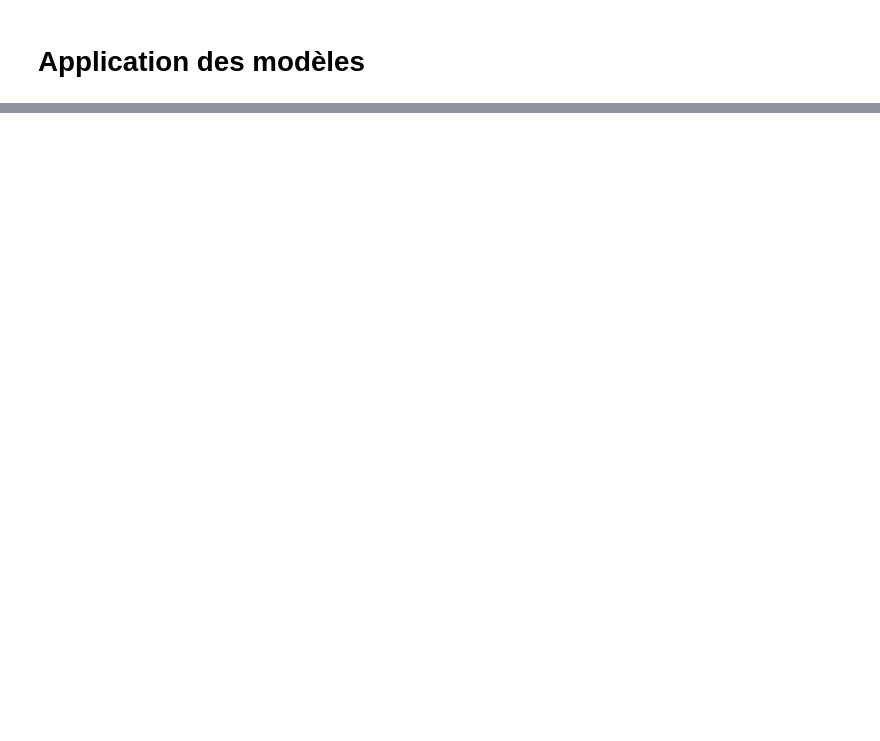
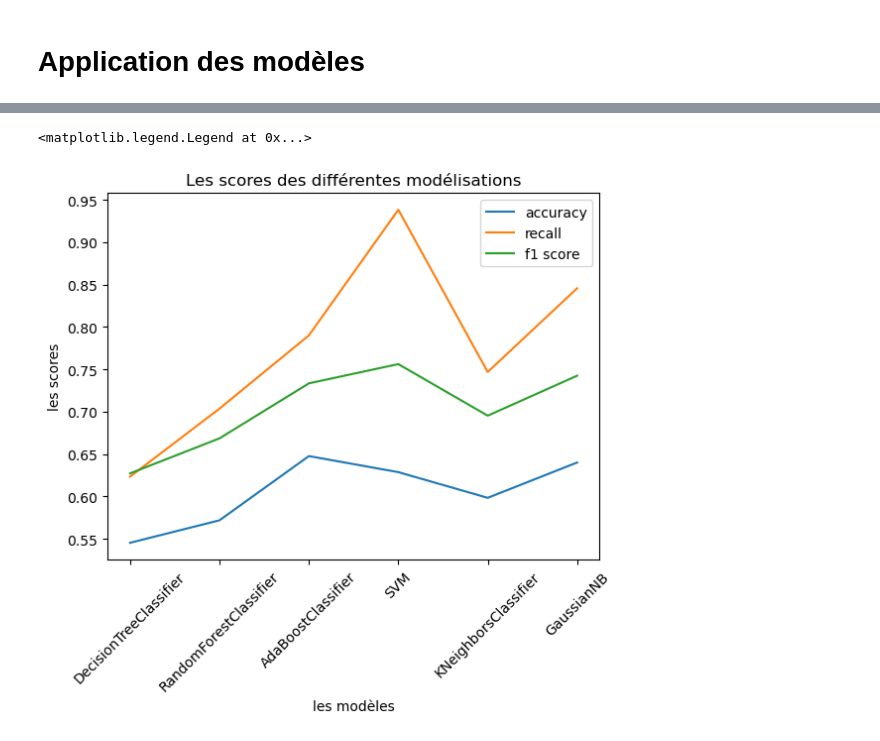
Before and after one commit to PlasmOwO/heart-attack, a Jupyter notebook: heartattackv1bis.ipynb, the cells around one changed output, grey strips where cells are left out. Saved outputs shown, nothing was run; the diff lists cells and outputs as text; code cells hidden in the pictures; blank space fills up the shorter version.

```diff
--- a/heartattackv1bis.ipynb
+++ b/heartattackv1bis.ipynb
@@ -250,0 +201,9 @@ data_clean.head()
+# %%
+#Train test split
+train_set2, test_set2 = split(data_clean2, 0.8, data_clean2["Result"])
+# visualisation
+print("la distribution des classes dans le train set 2 :\n", round(train_set2['Result'].value_counts(normalize=True),2))
+deco("_")
+print("la distribution des classes dans le test set 2 :\n", round(test_set2['Result'].value_counts(normalize=True),2))
+
+x_train2, x_test2, y_train2, y_test2 = split_2(train_set2, test_set2)
@@ -348,0 +372,11 @@ plt.legend()
+# %%
+acc_sup2 = []
+f1_sup2 = []
+recall_sup2 = []
+
+for m in mdl_sup:
+    y_pred = implemantation_supervise_without_sys(m, x_train2, y_train2, x_test2)
+    acc, f1,recall = scoring(y_pred, y_test2)
+    acc_sup2.append(acc)
+    f1_sup2.append(f1)
+    recall_sup2.append(recall)
@@ -348,0 +403,17 @@ plt.legend()
+# %%
+#Afficher la liste des scores dans une courbe
+#print(score_list)
+mdl_ls = ["DecisionTreeClassifier", "RandomForestClassifier","AdaBoostClassifier", "SVM","KNeighborsClassifier","GaussianNB"]
+# "LinearSVC",
+fig, ax = plt.subplots()
+ax.set(title="Les scores des différentes modélisations",
+           ylabel="les scores",
+          xlabel="les modèles")
+ax.set_xticklabels(mdl_ls, rotation =45)
+ax.plot(mdl_ls,acc_sup2, label="accuracy")
+ax.plot(mdl_ls,recall_sup2, label="recall")
+ax.plot(mdl_ls,f1_sup2, label="f1 score")
+plt.legend()
+# %% [output]
+<matplotlib.legend.Legend at 0x...>
+[figure, added]
```
Also changed, not shown: parts of 41 cells of this notebook.
